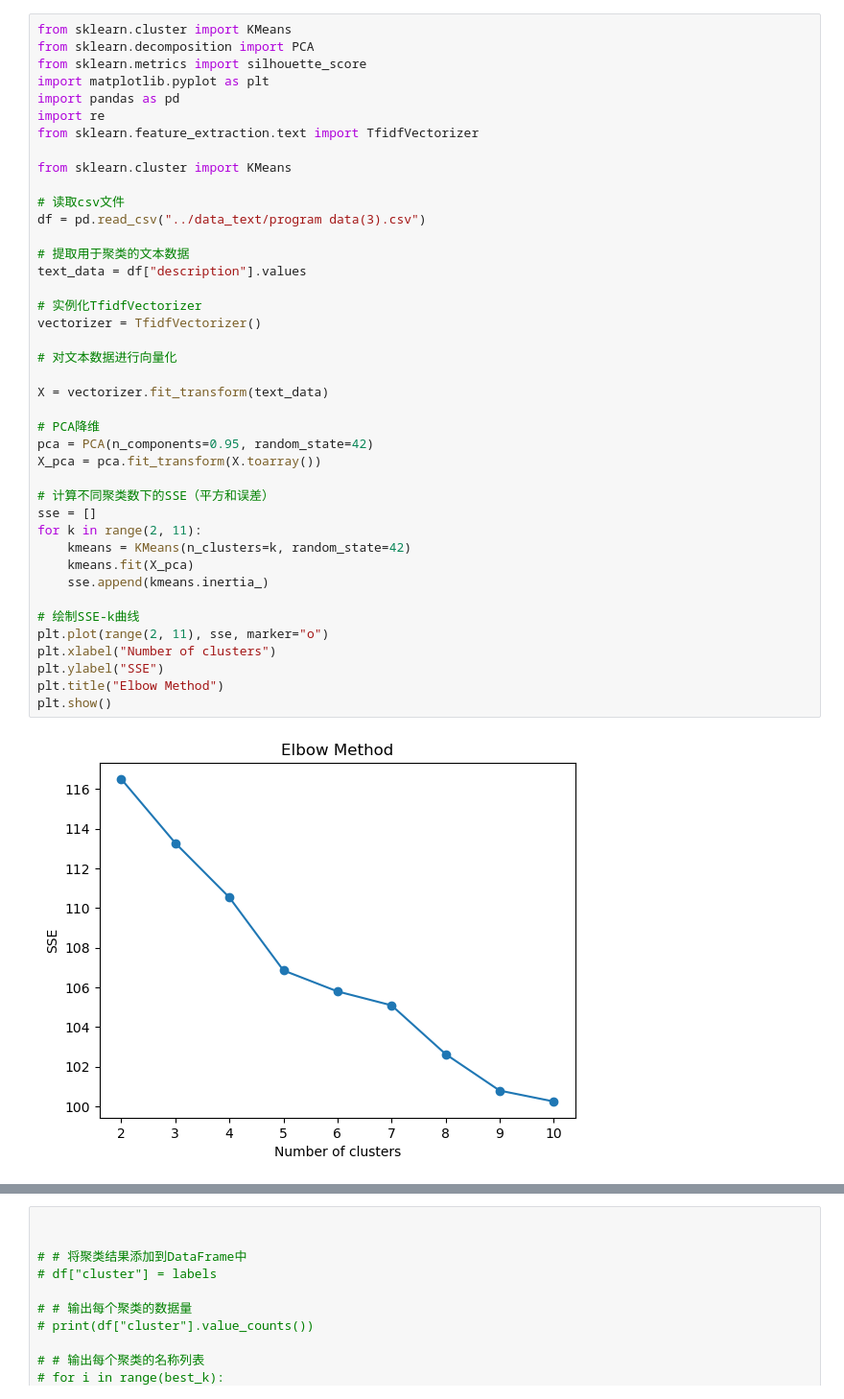
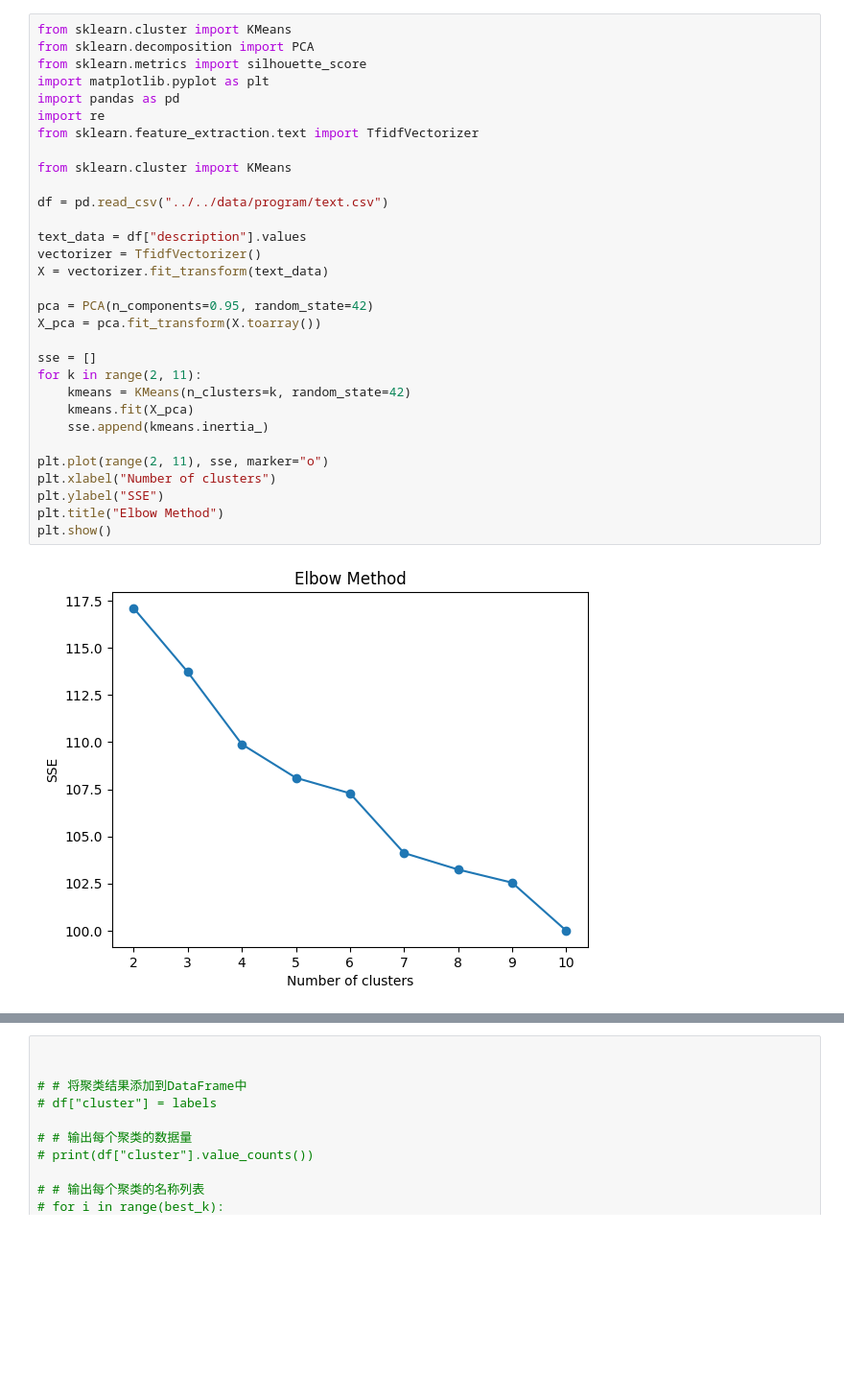
Before and after one commit to Danaliu67/CareerPath-Bridging-Education-and-Career-Goals-with-Text-Analysis, a Jupyter notebook: OnlineEdu/visualize/cluster.ipynb, the cells around one changed output, grey strips where cells are left out. Shown: that part at 96% size. Saved outputs shown, nothing was run; the diff lists cells and outputs as text; blank space fills up the shorter version.

```diff
--- a/OnlineEdu/visualize/cluster.ipynb
+++ b/OnlineEdu/visualize/cluster.ipynb
@@ -2,45 +2,35 @@
 from sklearn.cluster import KMeans
 from sklearn.decomposition import PCA
 from sklearn.metrics import silhouette_score
 import matplotlib.pyplot as plt
 import pandas as pd
 import re
 from sklearn.feature_extraction.text import TfidfVectorizer
 
 from sklearn.cluster import KMeans
 
-# 读取csv文件
-df = pd.read_csv("../data_text/program data(3).csv")
+df = pd.read_csv("../../data/program/text.csv")
 
-# 提取用于聚类的文本数据
 text_data = df["description"].values
-
-# 实例化TfidfVectorizer
 vectorizer = TfidfVectorizer()
-
-# 对文本数据进行向量化
-
 X = vectorizer.fit_transform(text_data)
 
-# PCA降维
 pca = PCA(n_components=0.95, random_state=42)
 X_pca = pca.fit_transform(X.toarray())
 
-# 计算不同聚类数下的SSE（平方和误差）
 sse = []
 for k in range(2, 11):
     kmeans = KMeans(n_clusters=k, random_state=42)
     kmeans.fit(X_pca)
     sse.append(kmeans.inertia_)
 
-# 绘制SSE-k曲线
 plt.plot(range(2, 11), sse, marker="o")
 plt.xlabel("Number of clusters")
 plt.ylabel("SSE")
 plt.title("Elbow Method")
 plt.show()
 # %% [output]
-[figure, old version]
+[figure, new version]
 # %%
 from sklearn.manifold import TSNE
 import matplotlib.pyplot as plt
```
Also changed, not shown: parts of 5 cells of this notebook, 17 other files.
